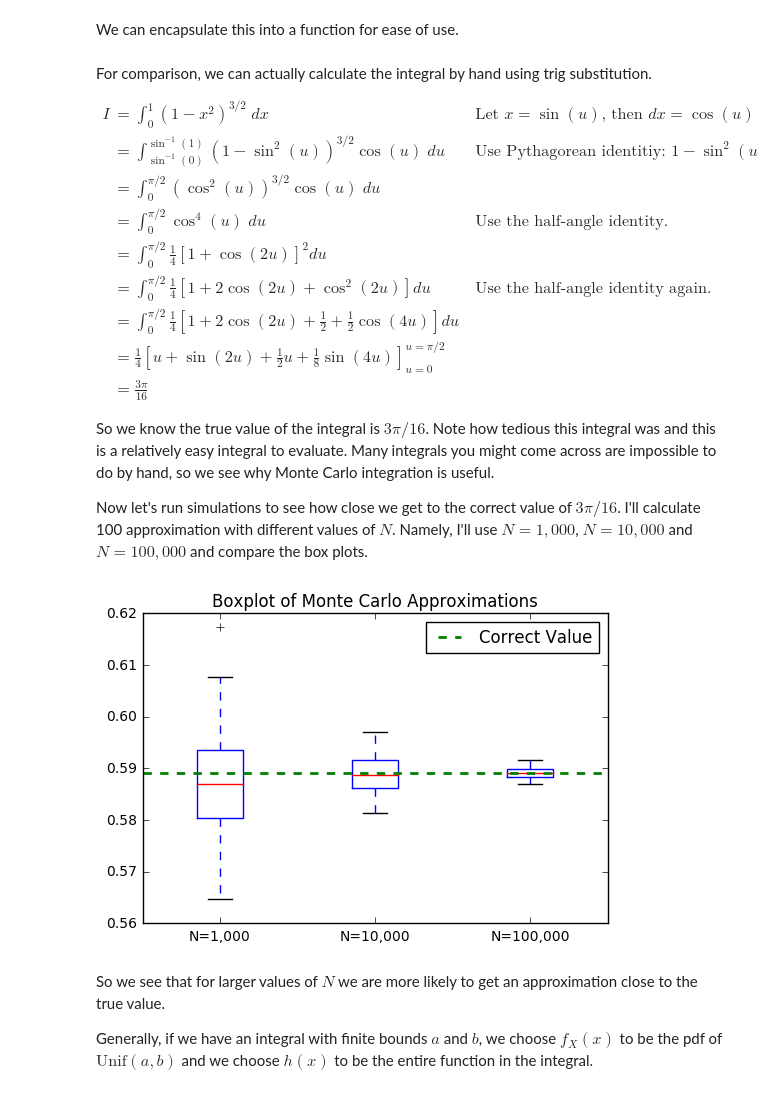
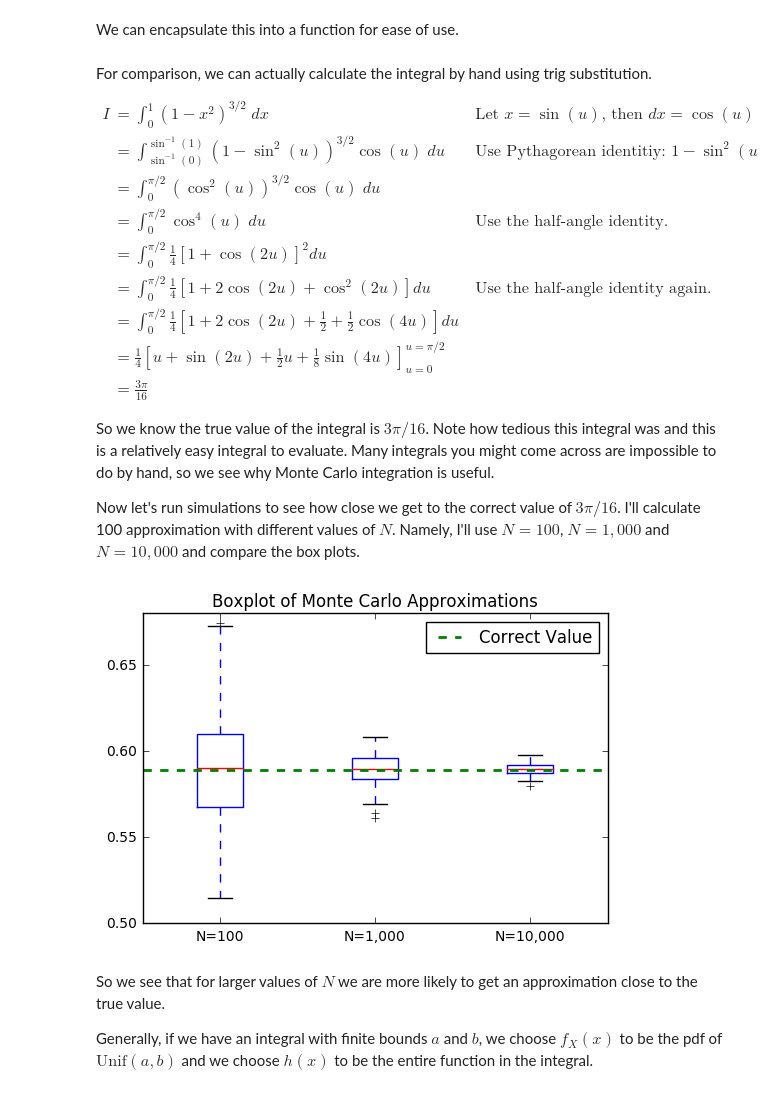
Before and after one commit to AbeNassar/Playground, a Jupyter notebook: Simulations/Python/Monte Carlo Integration.ipynb, the cells around one changed output. Saved outputs shown, nothing was run; the diff lists cells and outputs as text; code cells hidden in the pictures.

```diff
--- a/Simulations/Python/Monte Carlo Integration.ipynb
+++ b/Simulations/Python/Monte Carlo Integration.ipynb
@@ -81,47 +81,47 @@ For comparison, we can actually calculate the integral by hand using trig substi
 
 So we know the true value of the integral is $3\pi/16$. Note how tedious this integral was and this is a relatively easy integral to evaluate. Many integrals you might come across are impossible to do by hand, so we see why Monte Carlo integration is useful.
 
-Now let's run simulations to see how close we get to the correct value of $3\pi/16$. I'll calculate 100 approximation with different values of $N$. Namely, I'll use $N=1,000$, $N=10,000$ and $N=100,000$ and compare the box plots.
+Now let's run simulations to see how close we get to the correct value of $3\pi/16$. I'll calculate 100 approximation with different values of $N$. Namely, I'll use $N=100$, $N=1,000$ and $N=10,000$ and compare the box plots.
 # %%
 % matplotlib inline
 def plotApproximations(h, dist, correctValue=None):
     """ INPUT: h -> a function.
                dist -> a probability distribution from scipy stats.
                correctValue -> (optional) The correct vlaue of the integral to
                  be approximated
-       OUTPUT: Displays 3 blox plots with N=1,000 iterations, N=10,000
-               iterations and N=100,000 iterations. If the correctValue is given
+       OUTPUT: Displays 3 blox plots with N=100 iterations, N=1,000
+               iterations and N=10,000 iterations. If the correctValue is given
                a green horixontal line will also be displayed over the boxplots
     """
 
     # 100 Approximation with N=100
+    I_100 = map(lambda i: MonteCarloApprox(h, dist, N=100), range(100))
+
+    # 100 Approximation with N=1000
     I_1000 = map(lambda i: MonteCarloApprox(h, dist, N=1000), range(100))
 
-    # 100 Approximation with N=1000
+    # 100 Approximation with N=10000
     I_10000 = map(lambda i: MonteCarloApprox(h, dist, N=10000), range(100))
-
-    # 100 Approximation with N=10000
-    I_100000 = map(lambda i: MonteCarloApprox(h, dist, N=100000), range(100))
 
     # Creating boxplots
     plt.figure(figsize=[6,4])
-    plt.boxplot([I_1000,I_10000,I_100000], labels=["N=1,000","N=10,000","N=100,000"])
+    plt.boxplot([I_100,I_1000,I_10000], labels=["N=100","N=1,000","N=10,000"])
     plt.title("Boxplot of Monte Carlo Approximations")
 
     # Plotting the correct values
     if correctValue is not None:
         plt.axhline(y=correctValue, color="g", ls="--", lw=2, label="Correct Value")
         plt.legend()
 
 h = lambda x: (1-x**2)**(3.0/2)
 dist = ss.uniform(loc=0, scale=1)
 
 # True value for comparison
 correctValue = 3*np.pi/16
 
 plotApproximations(h, dist, correctValue)
 # %% [output]
-[figure, old version]
+[figure, new version]
 # %% [markdown]
 So we see that for larger values of $N$ we are more likely to get an approximation close to the true value.
 
```
Also changed, not shown: parts of 2 cells of this notebook, 2 other files.
